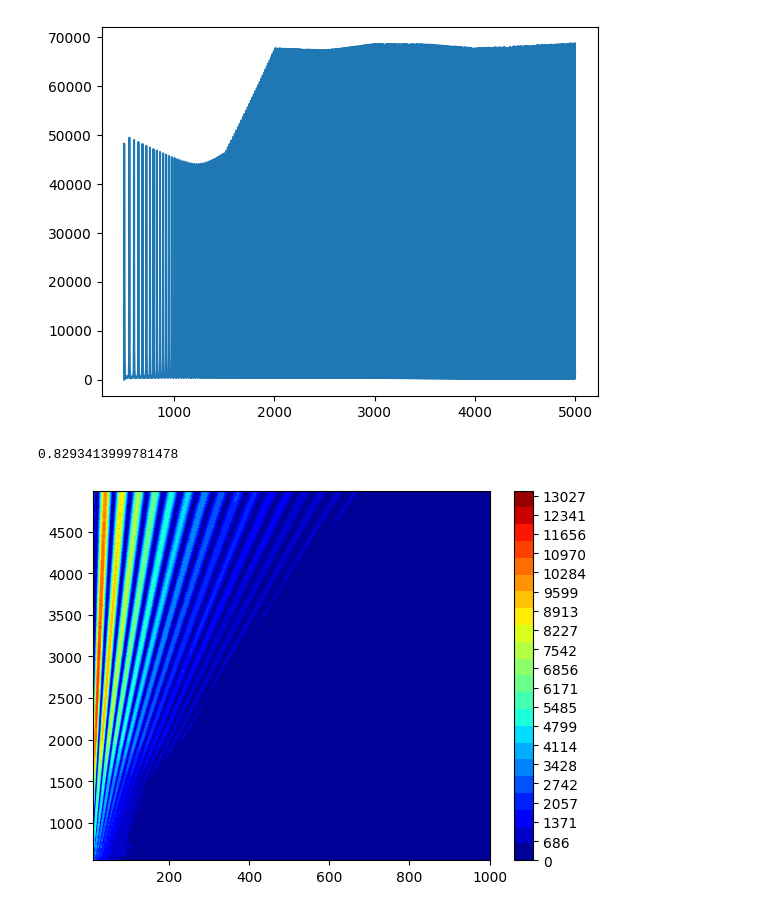
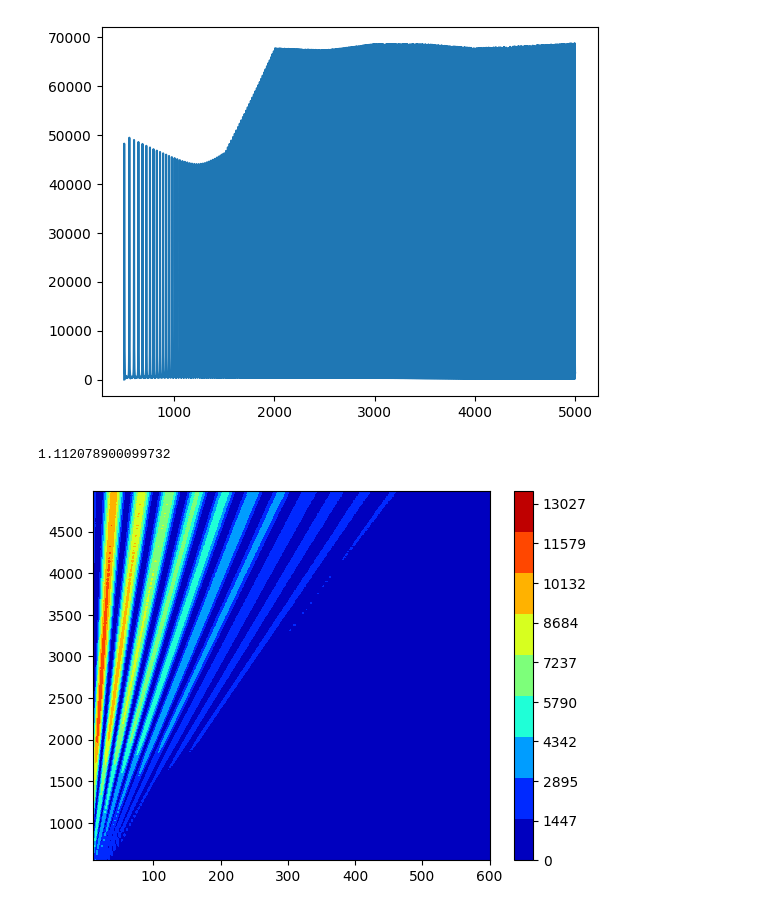
Before and after one commit to siglyser/research, a Jupyter notebook: fft3d_code_14Apr24.ipynb, the cells around one changed output. Cells and saved outputs as stored; diff of their text form; code cells hidden in the pictures.

Commit message:
testing rms vibr and plot functions

```diff
--- a/fft3d_code_14Apr24.ipynb
+++ b/fft3d_code_14Apr24.ipynb
@@ -27,8 +27,12 @@ plt.show()
 # %% [output]
 [figure]
 # %%
-#Vectorised Code
-def eval_freqfft_vect(time_sec, vibr):
+def calc_fft(time_sec, vibr):
+    """
+    Inputs:
+    time_sec: time in second
+    vibr: vibration signal corresponding to time data.
+    """
     datalength_fft = len(time_sec)
     datalengthby2 = int(datalength_fft/2)
     timeavgcalc = np.array([], dtype = float64)
@@ -44,7 +48,7 @@ def eval_freqfft_vect(time_sec, vibr):
     vibr_fft = ((vibr_fft[0:datalengthby2])/datalength_fft)*2
     return freqhz,vibr_fft
 # %%
-def cccum2_vect_func(time_sec, speed_rpm, vibr):
+def calc_3dfft(time_sec, speed_rpm, vibr):
     time_sec_i = time_sec[1:]
     time_sec_i_1 = time_sec[:-1]
     speed_rpm_i_1 = speed_rpm[:-1]
@@ -60,7 +64,7 @@ def cccum2_vect_func(time_sec, speed_rpm, vibr):
     speedindex = [(np.mean(alldata_cycle_vect[int(j)-1][:,2])) for j in e]
     rms_vibr = [(np.sqrt(np.mean(np.square((alldata_cycle_vect[int(j)-1][:,3]))))) for j in e]
     ampl_vibr = [((max(((alldata_cycle_vect[int(j)-1][:,3])))-min(((alldata_cycle_vect[int(j)-1][:,3]))))/2) for j in e]
-    freqhztemp_vibrffttemp = [(eval_freqfft_vect((alldata_cycle_vect[int(j)-1][:,1]), (alldata_cycle_vect[int(j)-1][:,3]))) for j in e]
+    freqhztemp_vibrffttemp = [(calc_fft((alldata_cycle_vect[int(j)-1][:,1]), (alldata_cycle_vect[int(j)-1][:,3]))) for j in e]
     freqhztemp = [freqhztemp_vibrffttemp[int(j)-1][0]  for j in e]
     vibrffttemp = [freqhztemp_vibrffttemp[int(j)-1][1]  for j in e]
     freqhz3d = np.array([], dtype = float64)
@@ -91,4 +95,4 @@ def cccum2_vect_func(time_sec, speed_rpm, vibr):
     maxz = np.amax(freq3dz)
 
 
-    return freq3dx, freq3dy, freq3dz, maxz
+    return freq3dx, freq3dy, freq3dz
@@ -95,27 +102,27 @@ def cccum2_vect_func(time_sec, speed_rpm, vibr):
 # %%
 t1_start = time.perf_counter()
-fft3d_vect = cccum2_vect_func(time_sec, speed_rpm, vibr_gf)
+fft3d_vect = calc_3dfft(time_sec, speed_rpm, vibr_gf)
 t1_end = time.perf_counter()
 freq3dx= fft3d_vect[0]
 freq3dy= fft3d_vect[1]
 freq3dz= fft3d_vect[2]
-maxz = fft3d_vect[3]
+maxz = np.max(freq3dz)
 time1 = t1_end-t1_start
 time1
 # %% [output]
-0.8293413999781478
+1.112078900099732
 # %%
 import matplotlib.mlab as griddata
 
-CS = plt.contourf(freq3dx, freq3dy, freq3dz, 25, cmap = plt.cm.jet)
+CS = plt.contourf(freq3dx, freq3dy, freq3dz, 10, cmap = plt.cm.jet)
 
-norm = mpl.colors.Normalize(0,maxz,25)
+norm = mpl.colors.Normalize(0,maxz,10)
 
 barcolors = plt.cm.ScalarMappable(norm, cmap="jet")
-bounds = np.linspace(0,maxz,20)
+bounds = np.linspace(0,maxz,10)
 
 plt.colorbar(cmap = "jet", norm=norm, orientation='vertical', spacing = 'proportional', ticks=bounds, boundaries=bounds)
-plt.xlim(10,1000)
+plt.xlim(10,600)
 plt.show()
 # %% [output]
-[figure, old version]
+[figure, new version]
```
Also changed, not shown: parts of 1 cell of this notebook, 1 other file.
